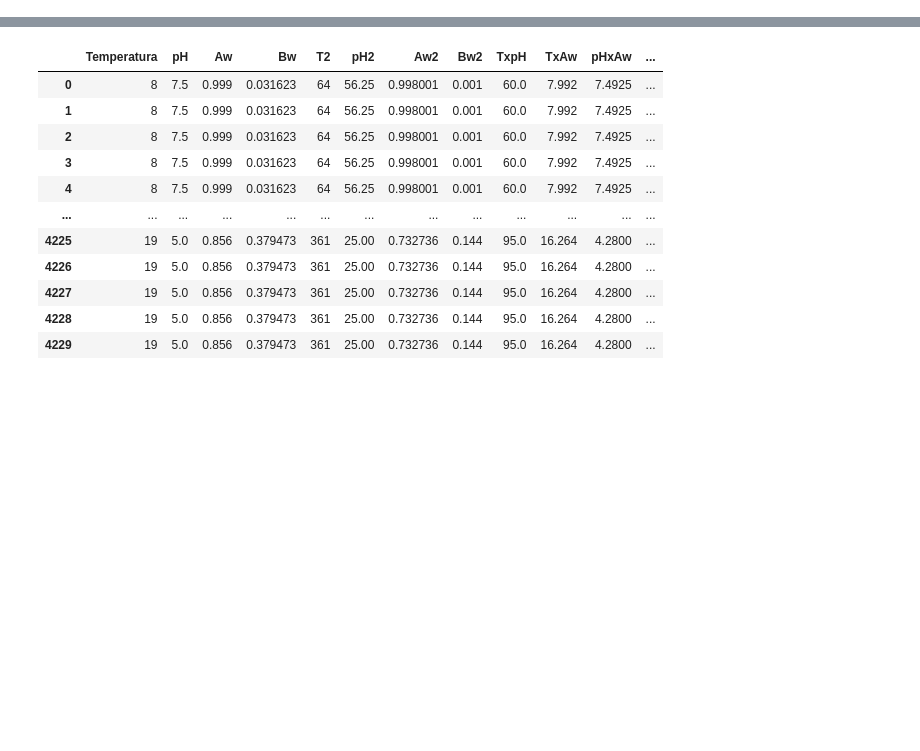
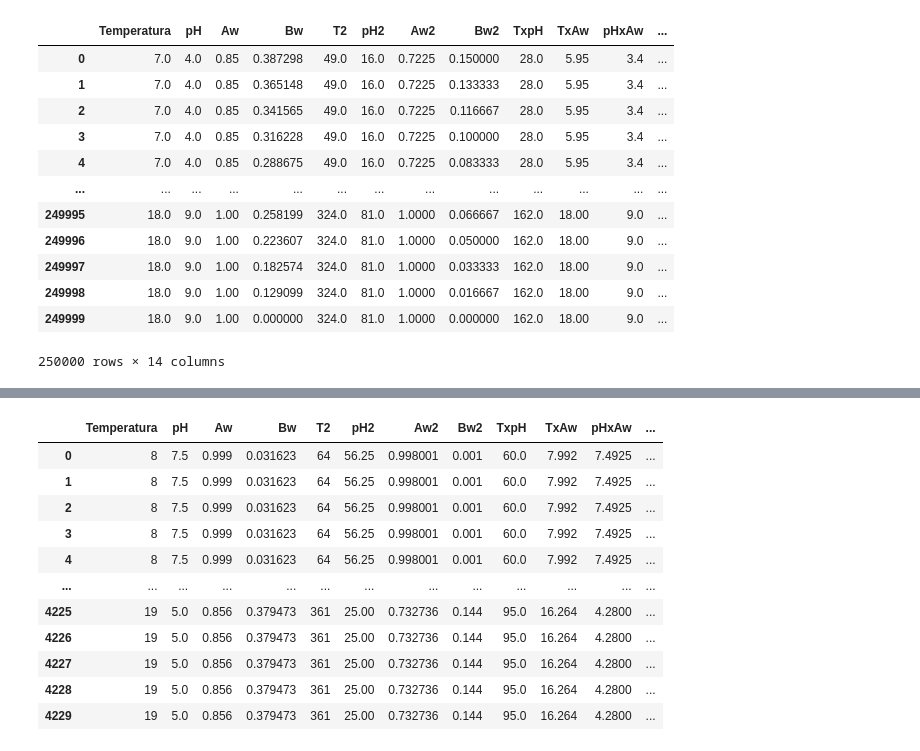
Before and after one commit to dhprieto/datos_Alberto, a Jupyter notebook: datos_alberto_explore.ipynb, the cells around one changed output, grey strips where cells are left out. Saved outputs shown, nothing was run; the diff lists cells and outputs as text; code cells hidden in the pictures; blank space fills up the shorter version.

Commit message:
complete succeded execution of predictions

```diff
--- a/datos_alberto_explore.ipynb
+++ b/datos_alberto_explore.ipynb
@@ -107,0 +107,12 @@ Note: you may need to restart the kernel to use updated packages.
+# %%
+pH = np.linspace(4, 9, 50)
+aw = np.linspace(.85, 1, 10)
+temp = np.linspace(7, 18, 50)
+
+
+inpath = os.path.join("../models_datos_Alberto", files[2])
+
+with open(inpath, 'rb') as infile:
+    model_1 = pickle.load(infile)
+
+model_1.feature_names_in_
@@ -107,0 +128,62 @@ Note: you may need to restart the kernel to use updated packages.
+# %%
+# Temperatura	pH	Aw	Bw	T2	pH2	Aw2 Bw2 TxpH TxAw TxBw	pHxBw		pHxAw
+def grid_prediction(my_model, pH, aw, temp, model_type = 2):
+
+    if model_type == 1:
+
+        # Create a grid of all combinations
+        A, B, C = np.meshgrid(temp, pH, aw)
+        newX = np.column_stack([A.ravel(), B.ravel(), C.ravel()])
+
+        newX = pd.DataFrame(newX, columns = ["Temperatura", "pH", "Aw"])
+
+
+    if model_type == 2:
+
+        bw = np.sqrt(1 - aw)
+        # Create a grid of all combinations
+        A, B, C, D = np.meshgrid(temp, pH, aw, bw)
+        newX = np.column_stack([A.ravel(), B.ravel(), C.ravel(), D.ravel()])
+
+        newX = pd.DataFrame(newX, columns = ["Temperatura", "pH", "Aw", "Bw"])
+
+    ## Add higher order terms
+
+        newX["T2"] = newX["Temperatura"]**2
+        newX["pH2"] = newX["pH"] ** 2
+
+        newX["Aw2"] = newX["Aw"] ** 2
+        newX["Bw2"] = newX["Bw"] ** 2
+
+        newX["TxpH"] = newX["Temperatura"] * newX["pH"]
+        newX["TxAw"] = newX["Temperatura"] * newX["Aw"]
+        newX["pHxAw"] = newX["pH"] * newX["Aw"]
+        newX["TxBw"] = newX["Temperatura"] * newX["Bw"]
+        newX["pHxBw"] = newX["pH"] * newX["Bw"]
+
+
+
+    # Make prediction
+
+    newY = my_model.predict(newX)
+
+    ## Return
+    newX["pred"] = newY
+
+    return newX
+
+grid_prediction(model_1, pH, aw, temp, model_type=2)
+# %% [output]
+|  | Temperatura | pH | Aw | Bw | T2 | pH2 | Aw2 | Bw2 | TxpH | TxAw | pHxAw | ... |
+| 0 | 7.0 | 4.0 | 0.85 | 0.387298 | 49.0 | 16.0 | 0.7225 | 0.150000 | 28.0 | 5.95 | 3.4 | ... |
+| 1 | 7.0 | 4.0 | 0.85 | 0.365148 | 49.0 | 16.0 | 0.7225 | 0.133333 | 28.0 | 5.95 | 3.4 | ... |
+| 2 | 7.0 | 4.0 | 0.85 | 0.341565 | 49.0 | 16.0 | 0.7225 | 0.116667 | 28.0 | 5.95 | 3.4 | ... |
+| 3 | 7.0 | 4.0 | 0.85 | 0.316228 | 49.0 | 16.0 | 0.7225 | 0.100000 | 28.0 | 5.95 | 3.4 | ... |
+| 4 | 7.0 | 4.0 | 0.85 | 0.288675 | 49.0 | 16.0 | 0.7225 | 0.083333 | 28.0 | 5.95 | 3.4 | ... |
+| ... | ... | ... | ... | ... | ... | ... | ... | ... | ... | ... | ... | ... |
+| 249995 | 18.0 | 9.0 | 1.00 | 0.258199 | 324.0 | 81.0 | 1.0000 | 0.066667 | 162.0 | 18.00 | 9.0 | ... |
+| 249996 | 18.0 | 9.0 | 1.00 | 0.223607 | 324.0 | 81.0 | 1.0000 | 0.050000 | 162.0 | 18.00 | 9.0 | ... |
+| 249997 | 18.0 | 9.0 | 1.00 | 0.182574 | 324.0 | 81.0 | 1.0000 | 0.033333 | 162.0 | 18.00 | 9.0 | ... |
+| 249998 | 18.0 | 9.0 | 1.00 | 0.129099 | 324.0 | 81.0 | 1.0000 | 0.016667 | 162.0 | 18.00 | 9.0 | ... |
+| 249999 | 18.0 | 9.0 | 1.00 | 0.000000 | 324.0 | 81.0 | 1.0000 | 0.000000 | 162.0 | 18.00 | 9.0 | ... |
+250000 rows × 14 columns
```
Also changed, not shown: parts of 5 cells of this notebook, 41 other files.
